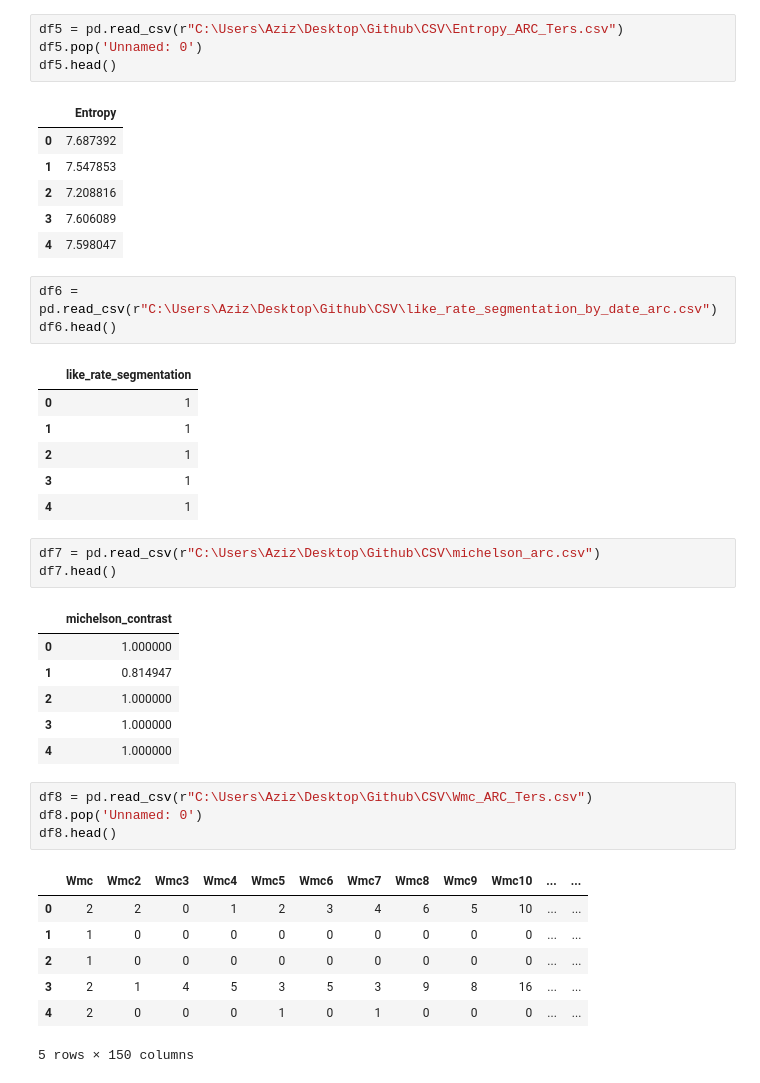
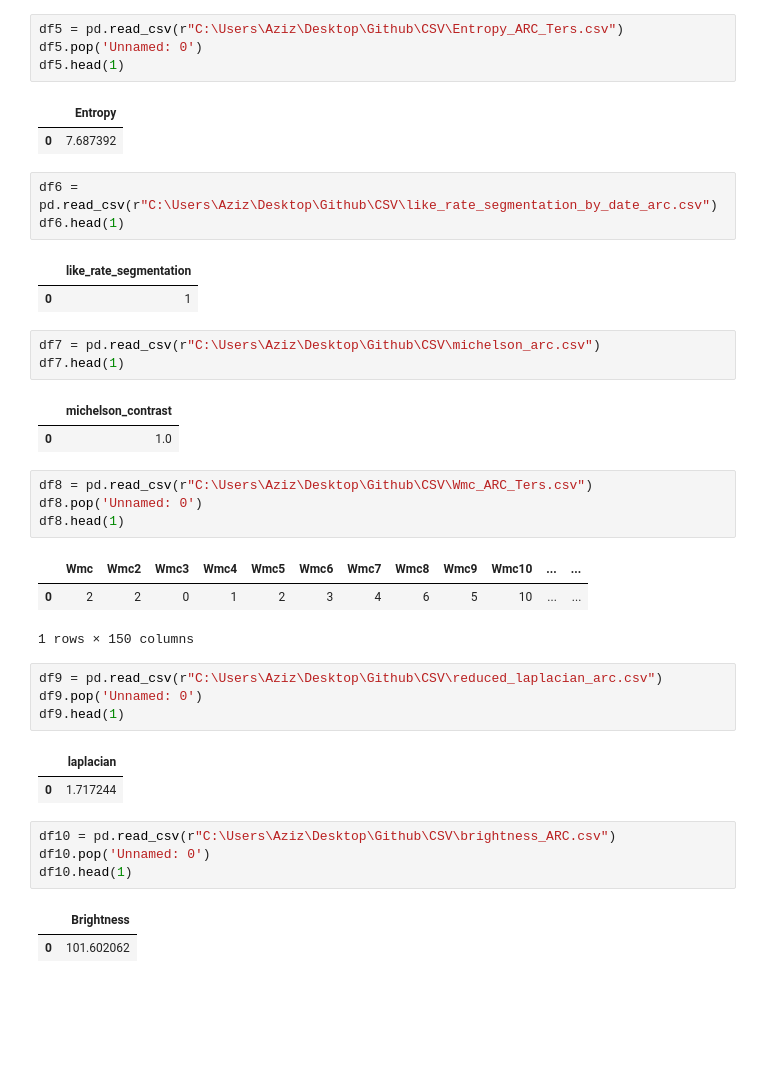
Before and after one commit to zizkincido/GraduationProject, a Jupyter notebook: Python/MergedFeatures.ipynb, the cells around one changed output. Cells and saved outputs as stored; diff of their text form; blank space fills up the shorter version.

```diff
--- a/Python/MergedFeatures.ipynb
+++ b/Python/MergedFeatures.ipynb
@@ -54,43 +31,41 @@ df4.head()
 # %%
 df5 = pd.read_csv(r"C:\Users\Aziz\Desktop\Github\CSV\Entropy_ARC_Ters.csv")
 df5.pop('Unnamed: 0')
-df5.head()
+df5.head(1)
 # %% [output]
 |  | Entropy |
 | 0 | 7.687392 |
-| 1 | 7.547853 |
-| 2 | 7.208816 |
-| 3 | 7.606089 |
-| 4 | 7.598047 |
 # %%
 df6 = pd.read_csv(r"C:\Users\Aziz\Desktop\Github\CSV\like_rate_segmentation_by_date_arc.csv")
-df6.head()
+df6.head(1)
 # %% [output]
 |  | like_rate_segmentation |
 | 0 | 1 |
-| 1 | 1 |
-| 2 | 1 |
-| 3 | 1 |
-| 4 | 1 |
 # %%
 df7 = pd.read_csv(r"C:\Users\Aziz\Desktop\Github\CSV\michelson_arc.csv")
-df7.head()
+df7.head(1)
 # %% [output]
 |  | michelson_contrast |
-| 0 | 1.000000 |
-| 1 | 0.814947 |
-| 2 | 1.000000 |
-| 3 | 1.000000 |
-| 4 | 1.000000 |
+| 0 | 1.0 |
 # %%
 df8 = pd.read_csv(r"C:\Users\Aziz\Desktop\Github\CSV\Wmc_ARC_Ters.csv")
 df8.pop('Unnamed: 0')
-df8.head()
+df8.head(1)
 # %% [output]
 |  | Wmc | Wmc2 | Wmc3 | Wmc4 | Wmc5 | Wmc6 | Wmc7 | Wmc8 | Wmc9 | Wmc10 | ... | ... |
 | 0 | 2 | 2 | 0 | 1 | 2 | 3 | 4 | 6 | 5 | 10 | ... | ... |
-| 1 | 1 | 0 | 0 | 0 | 0 | 0 | 0 | 0 | 0 | 0 | ... | ... |
-| 2 | 1 | 0 | 0 | 0 | 0 | 0 | 0 | 0 | 0 | 0 | ... | ... |
-| 3 | 2 | 1 | 4 | 5 | 3 | 5 | 3 | 9 | 8 | 16 | ... | ... |
-| 4 | 2 | 0 | 0 | 0 | 1 | 0 | 1 | 0 | 0 | 0 | ... | ... |
-5 rows × 150 columns
+1 rows × 150 columns
+# %%
+df9 = pd.read_csv(r"C:\Users\Aziz\Desktop\Github\CSV\reduced_laplacian_arc.csv")
+df9.pop('Unnamed: 0')
+df9.head(1)
+# %% [output]
+|  | laplacian |
+| 0 | 1.717244 |
+# %%
+df10 = pd.read_csv(r"C:\Users\Aziz\Desktop\Github\CSV\brightness_ARC.csv")
+df10.pop('Unnamed: 0')
+df10.head(1)
+# %% [output]
+|  | Brightness |
+| 0 | 101.602062 |
```
Also changed, not shown: parts of 10 cells of this notebook.
